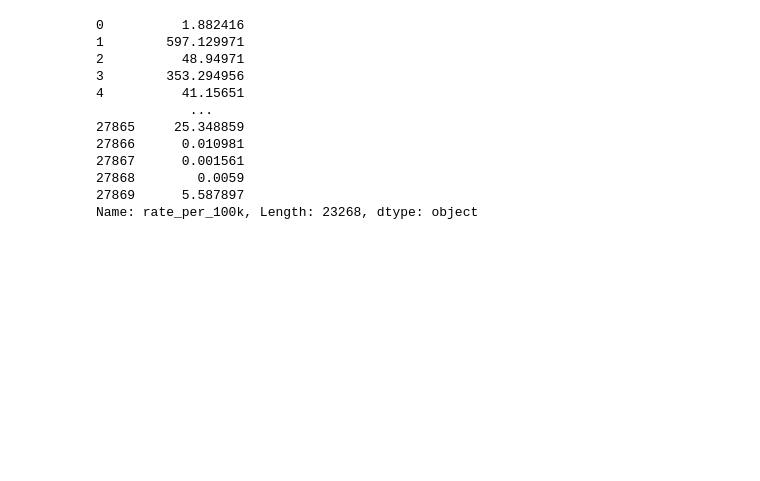
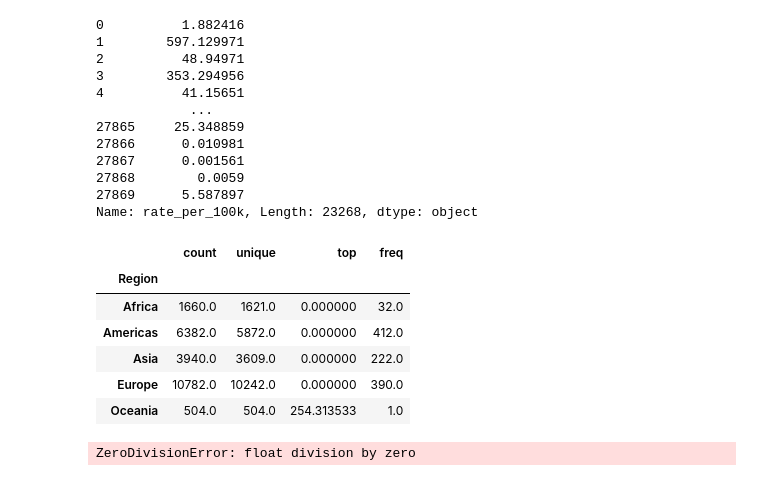
Before and after one commit to MrRyyper/UN-Debates-and-SDGs, a Jupyter notebook: un_data.ipynb, the cells around one changed output. Cells and saved outputs as stored; diff of their text form; code cells hidden in the pictures; blank space fills up the shorter version.

Commit message:
stats

```diff
--- a/un_data.ipynb
+++ b/un_data.ipynb
@@ -83,3 +83,19 @@ print(data['rate_per_100k'].dropna())
 27868        0.0059
 27869      5.587897
 Name: rate_per_100k, Length: 23268, dtype: object
+# %%
+summary_stats = data.groupby('Region')["rate_per_100k"].describe()
+summary_stats
+# %% [output]
+|  | count | unique | top | freq |
+| Region |  |  |  |  |
+| Africa | 1660.0 | 1621.0 | 0.000000 | 32.0 |
+| Americas | 6382.0 | 5872.0 | 0.000000 | 412.0 |
+| Asia | 3940.0 | 3609.0 | 0.000000 | 222.0 |
+| Europe | 10782.0 | 10242.0 | 0.000000 | 390.0 |
+| Oceania | 504.0 | 504.0 | 254.313533 | 1.0 |
+# %%
+data['pct_change'] = data.groupby('Region')["rate_per_100k"].pct_change() * 100
+plt.plot(data['pct_change'])
+# %% [output]
+ZeroDivisionError: float division by zero
```
Also changed, not shown: parts of 3 cells of this notebook.
